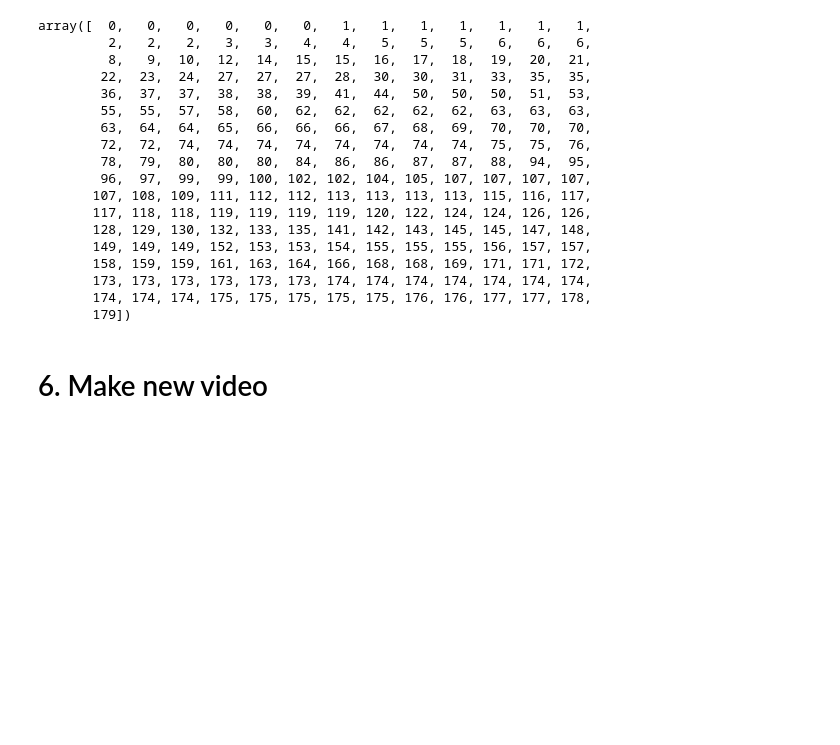
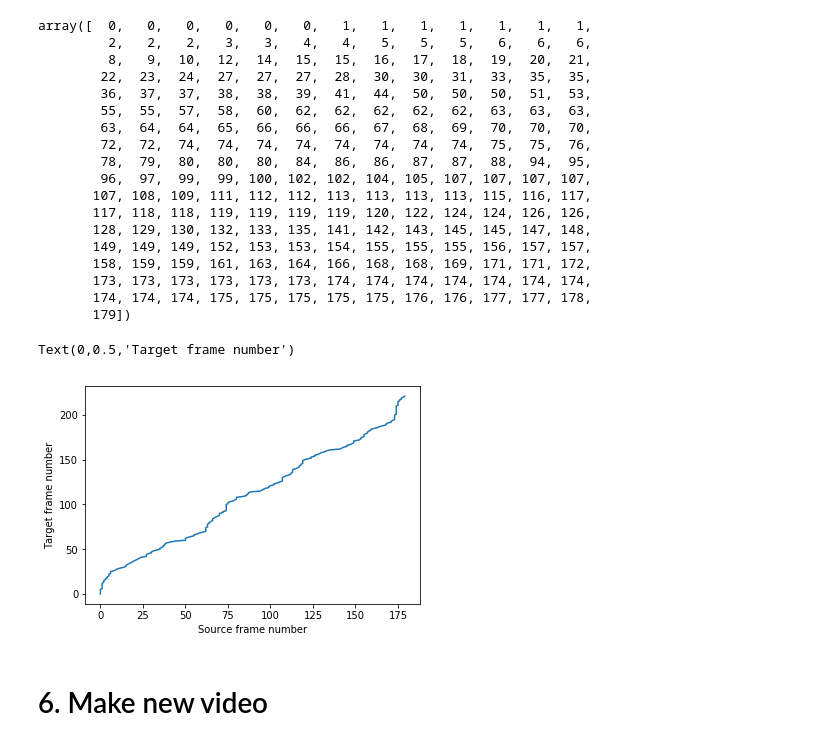
Before and after one commit to voletiv/movie-translation-experiments, a Jupyter notebook: dynamic_programming/pilot/Andrew_Ng_video_translation.ipynb, the cells around one changed output. Drawn from its saved outputs; the diff is of its cells as text; code cells hidden in the pictures; blank space fills up the shorter version.

```diff
--- a/dynamic_programming/pilot/Andrew_Ng_video_translation.ipynb
+++ b/dynamic_programming/pilot/Andrew_Ng_video_translation.ipynb
@@ -474,6 +597,13 @@ array([  0,   0,   0,   0,   0,   0,   1,   1,   1,   1,   1,   1,   1,
        173, 173, 173, 173, 173, 173, 174, 174, 174, 174, 174, 174, 174,
        174, 174, 174, 175, 175, 175, 175, 175, 176, 176, 177, 177, 178,
        179])
+# %%
+plt.plot(target_video_frame_numbers, np.arange(len(target_video_frame_numbers)))
+plt.xlabel('Source frame number')
+plt.ylabel('Target frame number')
+# %% [output]
+Text(0,0.5,'Target frame number')
+[figure, added]
 # %% [markdown]
 # 6. Make new video
 # %%
```
Also changed, not shown: parts of 34 cells of this notebook.
